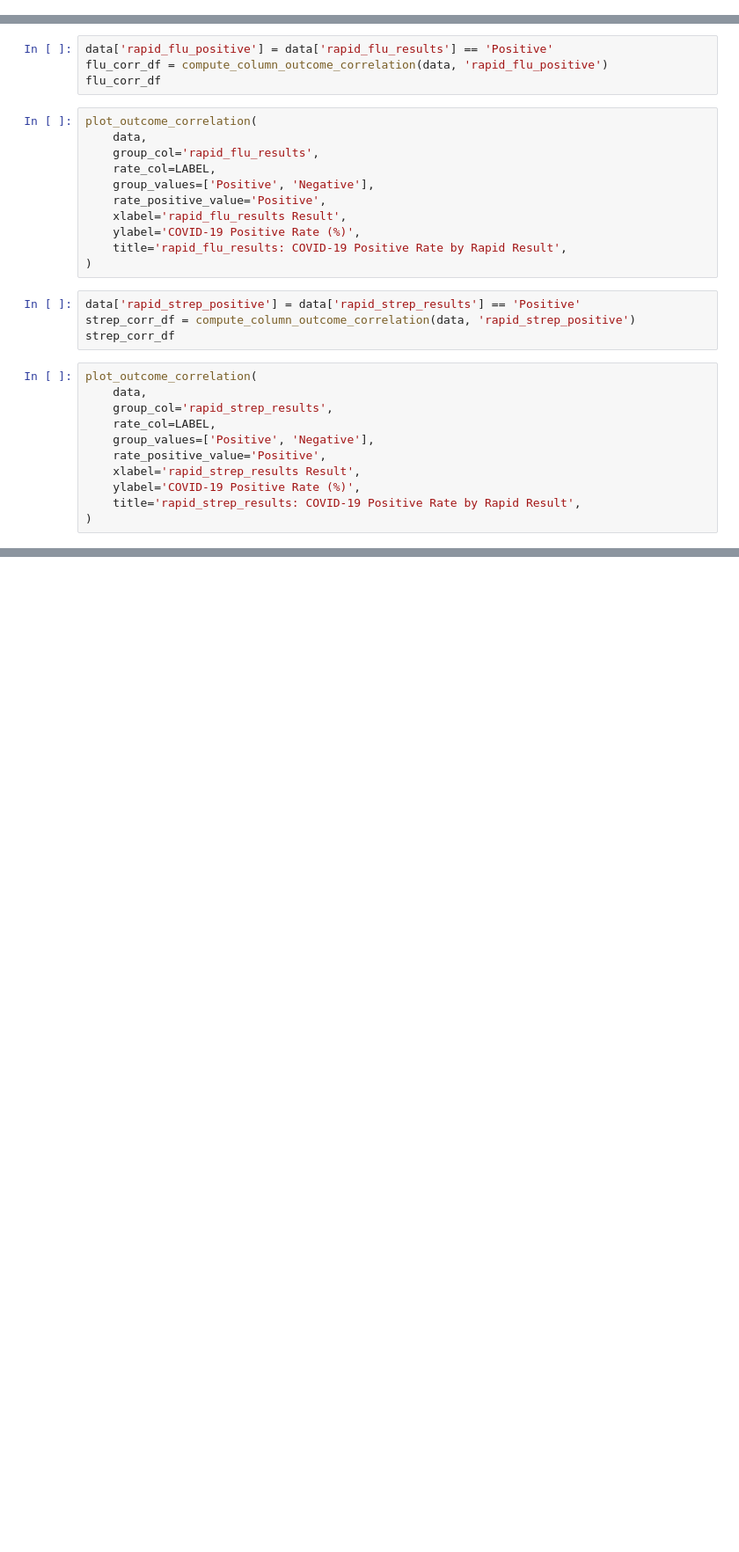
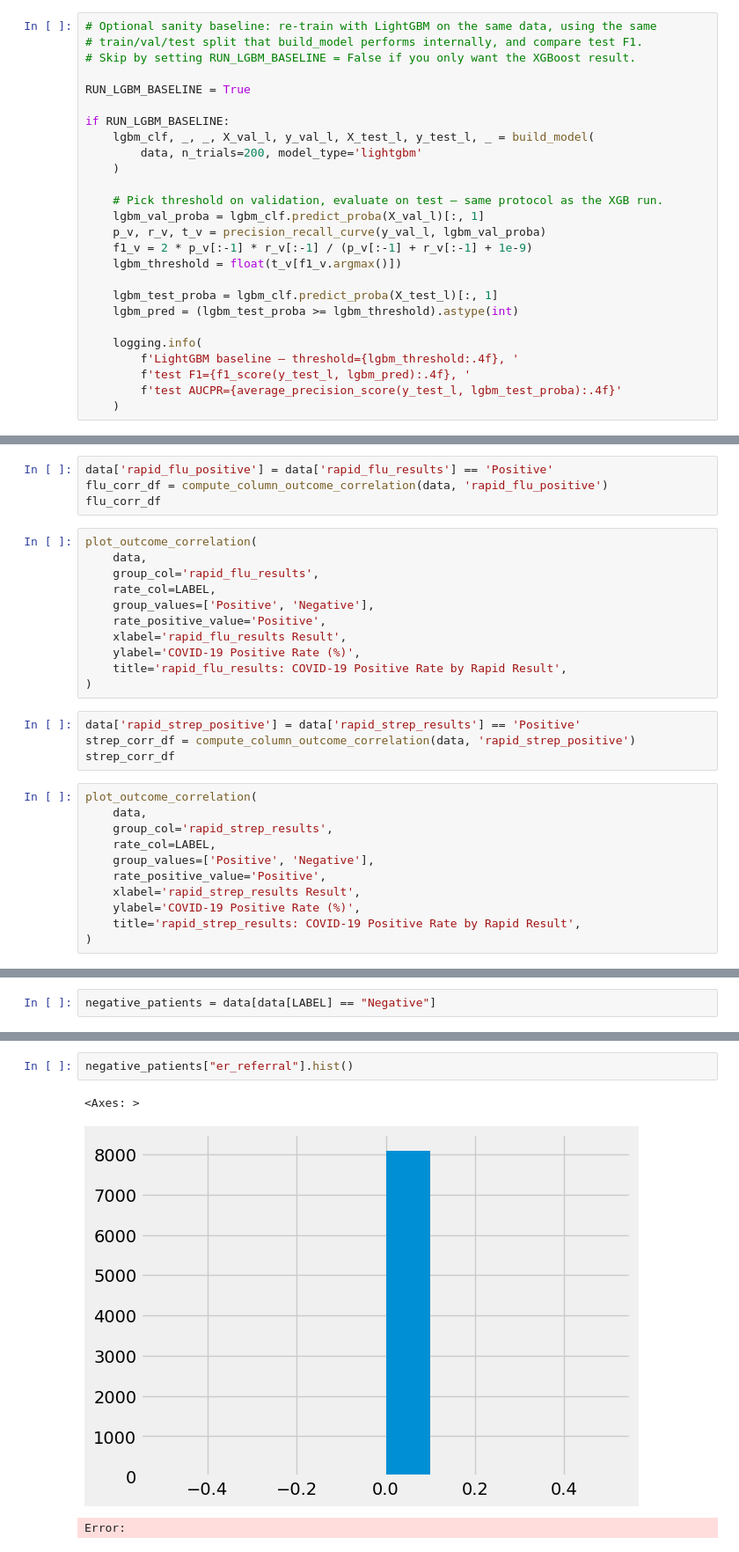
Before and after one commit to omriRozen95/covidclinicaldata, a Jupyter notebook: notebooks/b_load_plot.ipynb, the cells around one changed output, grey strips where cells are left out. Shown at 88% size. Cells and saved outputs as stored; diff of their text form; blank space fills up the shorter version.

```diff
--- a/notebooks/b_load_plot.ipynb
+++ b/notebooks/b_load_plot.ipynb
@@ -118,6 +203,32 @@ shap_df.head(10)
 plot_shap_importance(shap_df)
 # %%
 plot_shap_summary(shap_values, X_shap)
+# %%
+# Optional sanity baseline: re-train with LightGBM on the same data, using the same
+# train/val/test split that build_model performs internally, and compare test F1.
+# Skip by setting RUN_LGBM_BASELINE = False if you only want the XGBoost result.
+
+RUN_LGBM_BASELINE = True
+
+if RUN_LGBM_BASELINE:
+    lgbm_clf, _, _, X_val_l, y_val_l, X_test_l, y_test_l, _ = build_model(
+        data, n_trials=200, model_type='lightgbm'
+    )
+
+    # Pick threshold on validation, evaluate on test — same protocol as the XGB run.
+    lgbm_val_proba = lgbm_clf.predict_proba(X_val_l)[:, 1]
+    p_v, r_v, t_v = precision_recall_curve(y_val_l, lgbm_val_proba)
+    f1_v = 2 * p_v[:-1] * r_v[:-1] / (p_v[:-1] + r_v[:-1] + 1e-9)
+    lgbm_threshold = float(t_v[f1_v.argmax()])
+
+    lgbm_test_proba = lgbm_clf.predict_proba(X_test_l)[:, 1]
+    lgbm_pred = (lgbm_test_proba >= lgbm_threshold).astype(int)
+
+    logging.info(
+        f'LightGBM baseline — threshold={lgbm_threshold:.4f}, '
+        f'test F1={f1_score(y_test_l, lgbm_pred):.4f}, '
+        f'test AUCPR={average_precision_score(y_test_l, lgbm_test_proba):.4f}'
+    )
 # %% [markdown]
 ### Appendix a: the reason to drop the CXR columns
 # %% [markdown]
@@ -178,0 +295,2 @@ plot_outcome_correlation(
+# %%
+negative_patients = data[data[LABEL] == "Negative"]
@@ -178,0 +326,6 @@ plot_outcome_correlation(
+# %%
+negative_patients["er_referral"].hist()
+# %% [output]
+<Axes: >
+[figure, added]
+Error:
```
Also changed, not shown: parts of 16 cells of this notebook, 4 other files.
